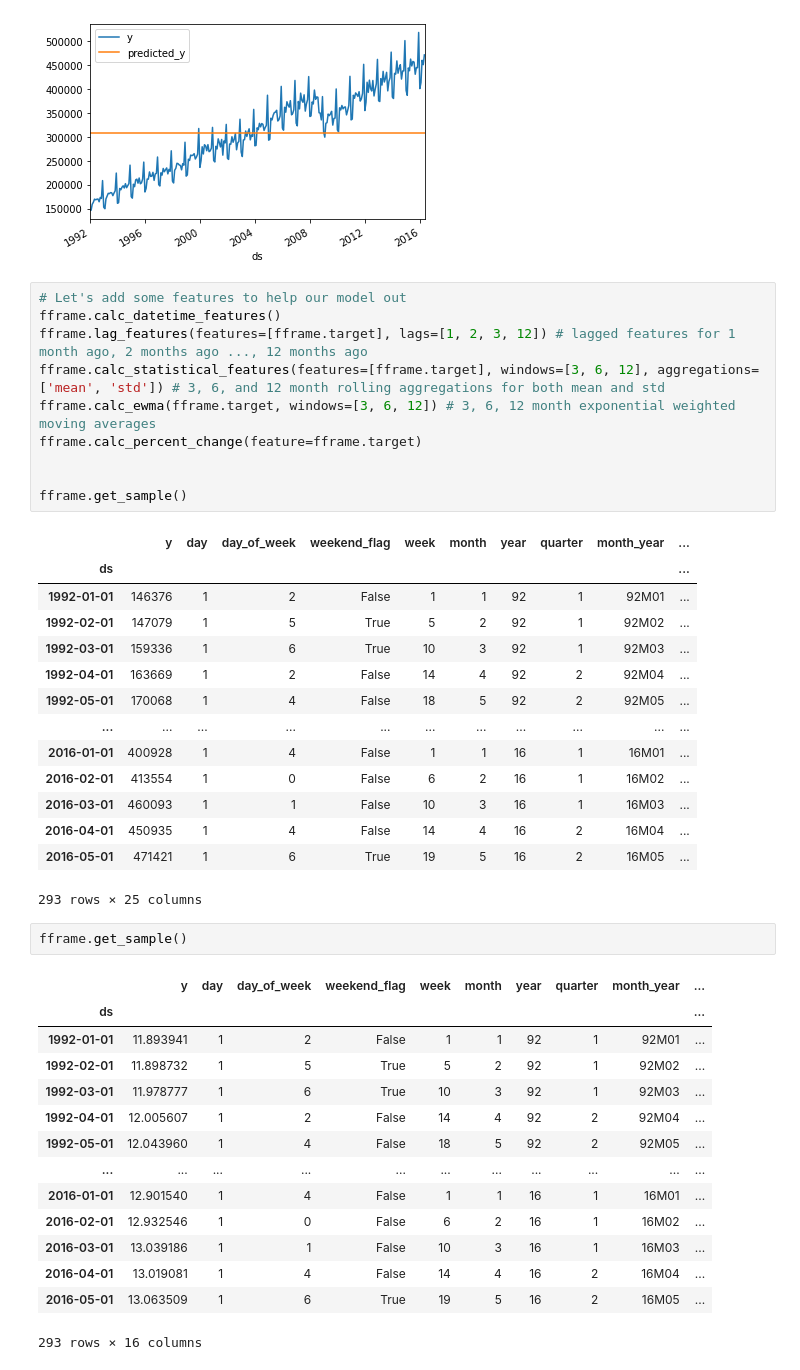
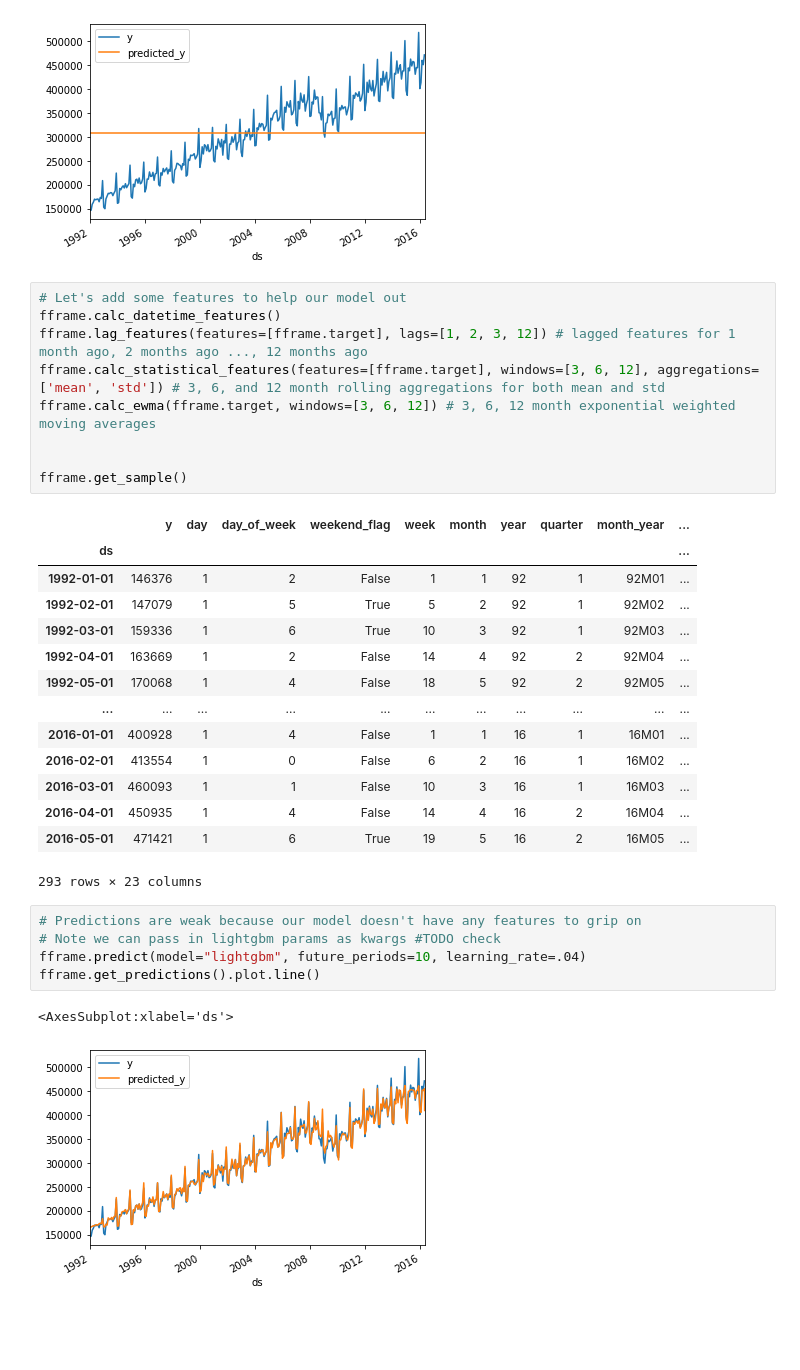
Before and after one commit to ntlind/forecastframe, a Jupyter notebook: examples/simple_example.ipynb, the cells around one changed output. Cells and saved outputs as stored; diff of their text form; blank space fills up the shorter version.

```diff
--- a/examples/simple_example.ipynb
+++ b/examples/simple_example.ipynb
@@ -121,7 +121,6 @@ fframe.calc_datetime_features()
 fframe.lag_features(features=[fframe.target], lags=[1, 2, 3, 12]) # lagged features for 1 month ago, 2 months ago ..., 12 months ago
 fframe.calc_statistical_features(features=[fframe.target], windows=[3, 6, 12], aggregations=['mean', 'std']) # 3, 6, and 12 month rolling aggregations for both mean and std
 fframe.calc_ewma(fframe.target, windows=[3, 6, 12]) # 3, 6, 12 month exponential weighted moving averages
-fframe.calc_percent_change(feature=fframe.target)
 
 
 fframe.get_sample()
@@ -139,24 +138,15 @@ fframe.get_sample()
 | 2016-03-01 | 460093 | 1 | 1 | False | 10 | 3 | 16 | 1 | 16M03 | ... |
 | 2016-04-01 | 450935 | 1 | 4 | False | 14 | 4 | 16 | 2 | 16M04 | ... |
 | 2016-05-01 | 471421 | 1 | 6 | True | 19 | 5 | 16 | 2 | 16M05 | ... |
-293 rows × 25 columns
+293 rows × 23 columns
-# %%
-fframe.get_sample()
-# %% [output]
-|  | y | day | day_of_week | weekend_flag | week | month | year | quarter | month_year | ... |
-| ds |  |  |  |  |  |  |  |  |  | ... |
-| 1992-01-01 | 11.893941 | 1 | 2 | False | 1 | 1 | 92 | 1 | 92M01 | ... |
-| 1992-02-01 | 11.898732 | 1 | 5 | True | 5 | 2 | 92 | 1 | 92M02 | ... |
-| 1992-03-01 | 11.978777 | 1 | 6 | True | 10 | 3 | 92 | 1 | 92M03 | ... |
-| 1992-04-01 | 12.005607 | 1 | 2 | False | 14 | 4 | 92 | 2 | 92M04 | ... |
-| 1992-05-01 | 12.043960 | 1 | 4 | False | 18 | 5 | 92 | 2 | 92M05 | ... |
-| ... | ... | ... | ... | ... | ... | ... | ... | ... | ... | ... |
-| 2016-01-01 | 12.901540 | 1 | 4 | False | 1 | 1 | 16 | 1 | 16M01 | ... |
-| 2016-02-01 | 12.932546 | 1 | 0 | False | 6 | 2 | 16 | 1 | 16M02 | ... |
-| 2016-03-01 | 13.039186 | 1 | 1 | False | 10 | 3 | 16 | 1 | 16M03 | ... |
-| 2016-04-01 | 13.019081 | 1 | 4 | False | 14 | 4 | 16 | 2 | 16M04 | ... |
-| 2016-05-01 | 13.063509 | 1 | 6 | True | 19 | 5 | 16 | 2 | 16M05 | ... |
-293 rows × 16 columns
+# %%
+# Predictions are weak because our model doesn't have any features to grip on
+# Note we can pass in lightgbm params as kwargs #TODO check
+fframe.predict(model="lightgbm", future_periods=10, learning_rate=.04)
+fframe.get_predictions().plot.line()
+# %% [output]
+<AxesSubplot:xlabel='ds'>
+[figure, added]
 # %%
 # Pass in a heavier parameter dictionary
 params = ff.get_lgb_params("full")
```
Also changed, not shown: parts of 5 cells of this notebook, 1 other file.
